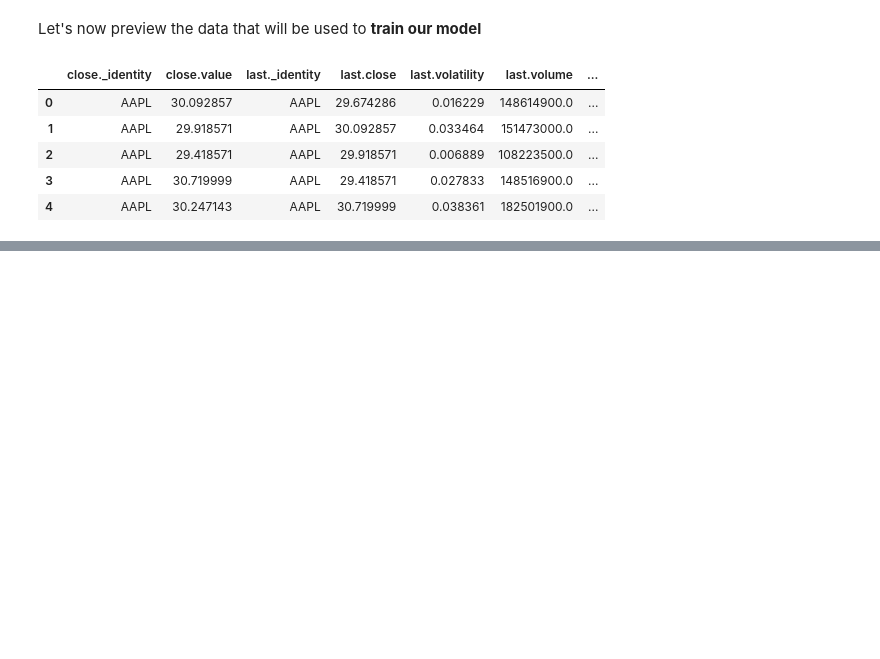
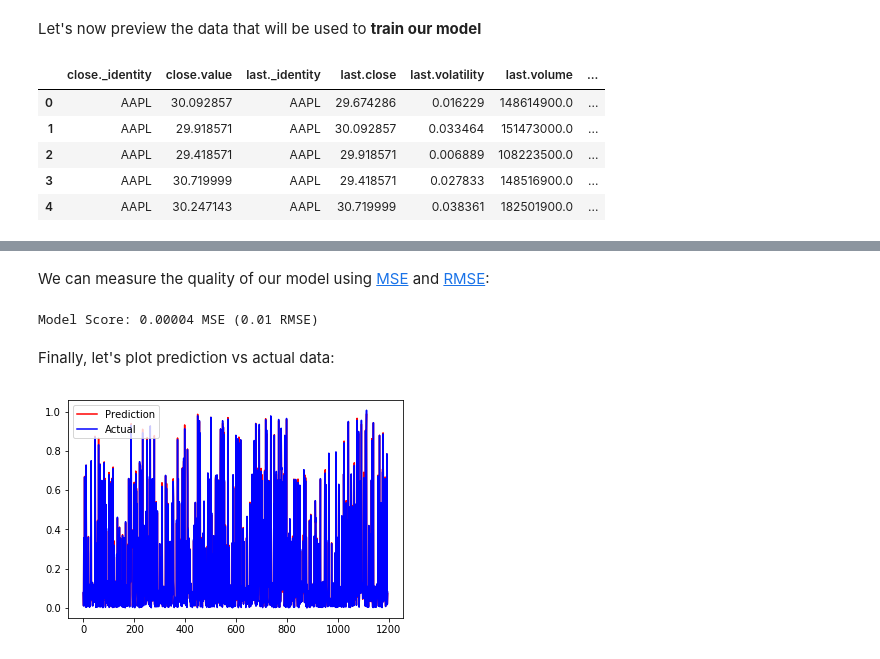
Before and after one commit to productml/blurr, a Jupyter notebook: docs/examples/nyse/nyse.ipynb, the cells around one changed output, grey strips where cells are left out. Cells and saved outputs as stored; diff of their text form; code cells hidden in the pictures; blank space fills up the shorter version.

Commit message:
replace modelling

```diff
--- a/docs/examples/nyse/nyse.ipynb
+++ b/docs/examples/nyse/nyse.ipynb
@@ -384,0 +231,3 @@ plt2.show()
+# %%
+Y = dataset.iloc[:, feature_count].values
+print(Y.shape)
@@ -384,0 +238,4 @@ plt2.show()
+# %%
+from sklearn.model_selection import train_test_split
+
+X_train_raw, X_test_raw, Y_train_raw, Y_test_raw = train_test_split(X, Y, test_size = 0.2)
@@ -384,0 +244,8 @@ plt2.show()
+# %%
+from sklearn.preprocessing import MinMaxScaler
+
+scaler = MinMaxScaler()
+X_train = scaler.fit_transform(X_train_raw)
+X_test = scaler.transform(X_test_raw)
+Y_train = scaler.fit_transform(Y_train_raw)
+Y_test = scaler.transform(Y_test_raw)
@@ -384,0 +262,13 @@ plt2.show()
+# %%
+#Initializing Neural Network
+
+model = Sequential()
+model.add(Dense(units = 36, kernel_initializer = 'uniform', activation = 'relu', input_dim = feature_count))
+model.add(Dense(units = 36, kernel_initializer = 'uniform', activation = 'relu'))
+model.add(Dense(units = 1, kernel_initializer = 'uniform', activation = 'linear'))
+
+# Compiling Neural Network
+model.compile(loss='mse',optimizer='adam', metrics=['accuracy'])
+
+# Fitting our model
+model.fit(X_train, Y_train, batch_size = 512, epochs = 70, validation_split=0.1, verbose=1)
@@ -384,0 +294,22 @@ plt2.show()
+# %% [markdown]
+We can measure the quality of our model using [MSE](https://en.wikipedia.org/wiki/Mean_squared_error) and [RMSE](https://en.wikipedia.org/wiki/Root-mean-square_deviation):
+# %%
+import math
+
+score = model.evaluate(X_test, Y_test, verbose=0)
+print('Model Score: %.5f MSE (%.2f RMSE)' % (score[0], math.sqrt(score[0])))
+# %% [output]
+Model Score: 0.00004 MSE (0.01 RMSE)
+# %% [markdown]
+Finally, let's plot prediction vs actual data:
+# %%
+import matplotlib.pyplot as plt2
+
+prediction = model.predict(X_test)
+
+plt2.plot(prediction, color='red', label='Prediction')
+plt2.plot(Y_test,color='blue', label='Actual')
+plt2.legend(loc='best')
+plt2.show()
+# %% [output]
+[figure, added]
```
Also changed, not shown: parts of 42 cells of this notebook.
